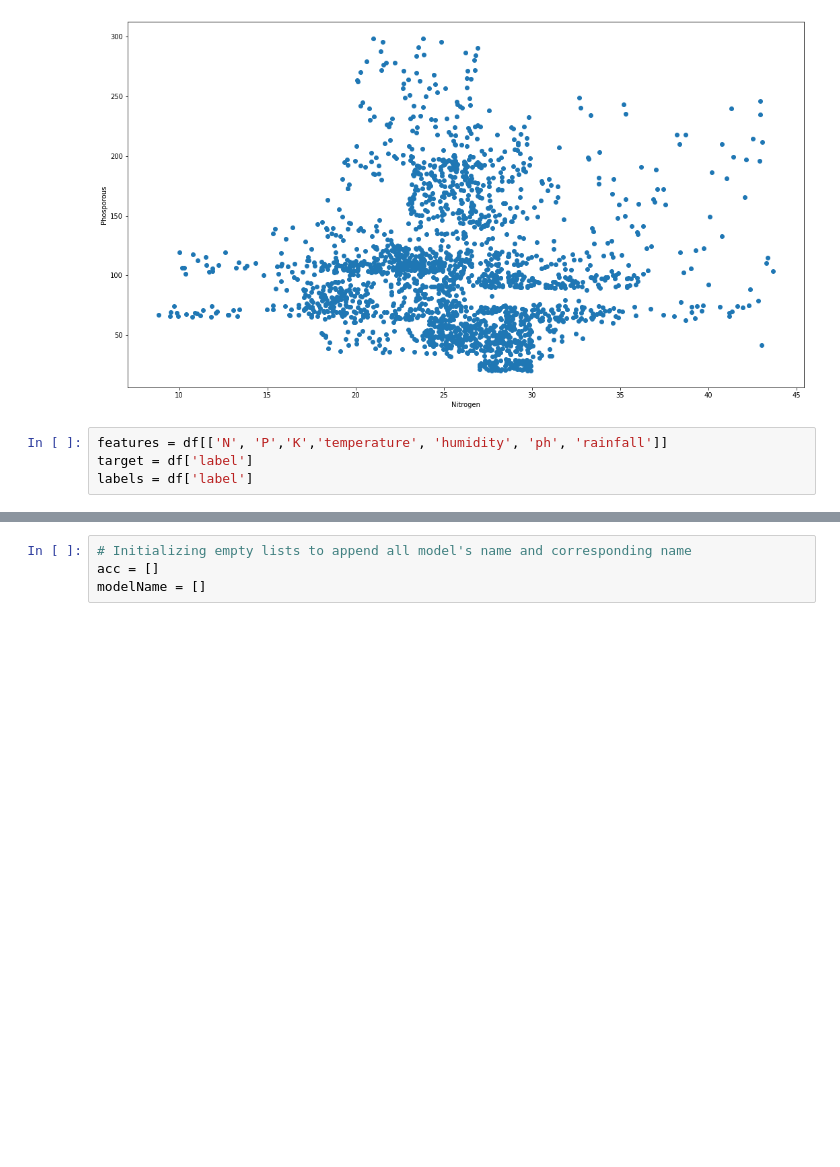
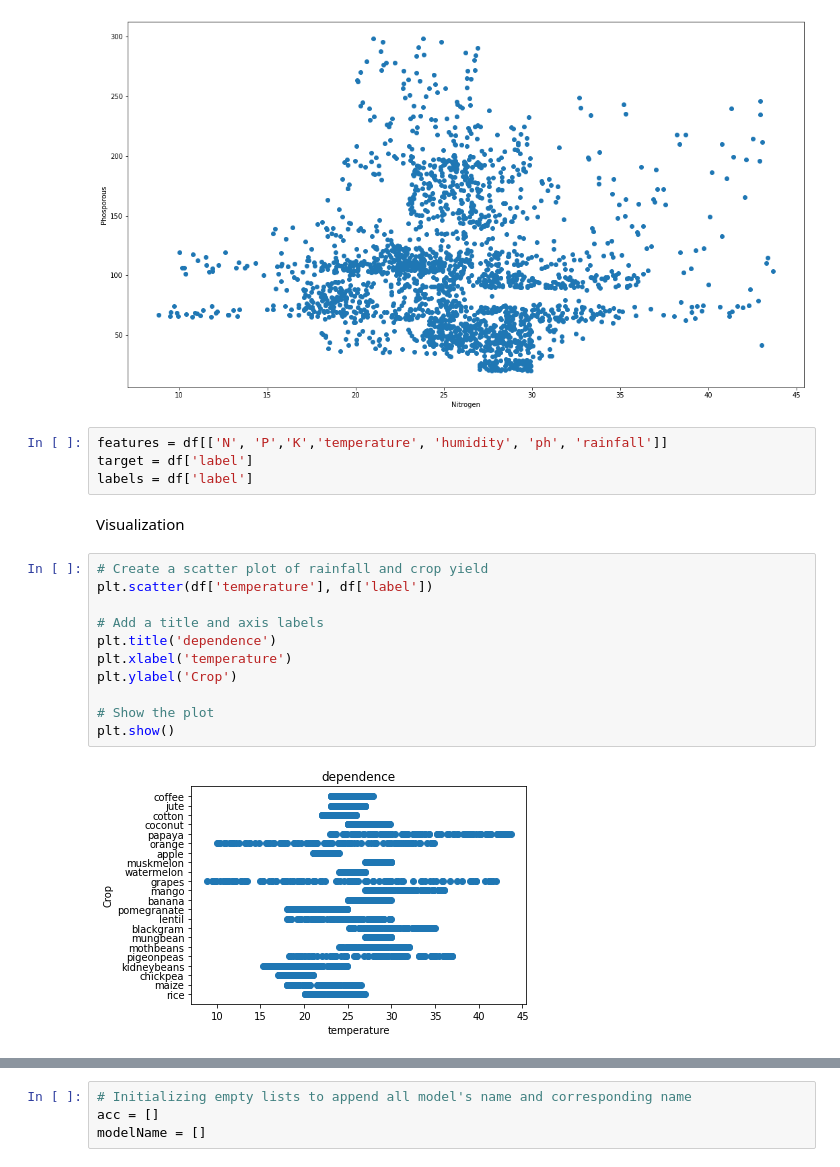
Before and after one commit to vivekrrg/FarmAssistantFrontEnd, a Jupyter notebook: fyp_base_model.ipynb, the cells around one changed output, grey strips where cells are left out. Cells and saved outputs as stored; diff of their text form; blank space fills up the shorter version.

```diff
--- a/fyp_base_model.ipynb
+++ b/fyp_base_model.ipynb
@@ -118,3 +118,18 @@ plt.show()
 features = df[['N', 'P','K','temperature', 'humidity', 'ph', 'rainfall']]
 target = df['label']
 labels = df['label']
+# %% [markdown]
+Visualization
+# %%
+# Create a scatter plot of rainfall and crop yield
+plt.scatter(df['temperature'], df['label'])
+
+# Add a title and axis labels
+plt.title('dependence')
+plt.xlabel('temperature')
+plt.ylabel('Crop')
+
+# Show the plot
+plt.show()
+# %% [output]
+[figure, added]
```
Also changed, not shown: parts of 53 cells of this notebook.
